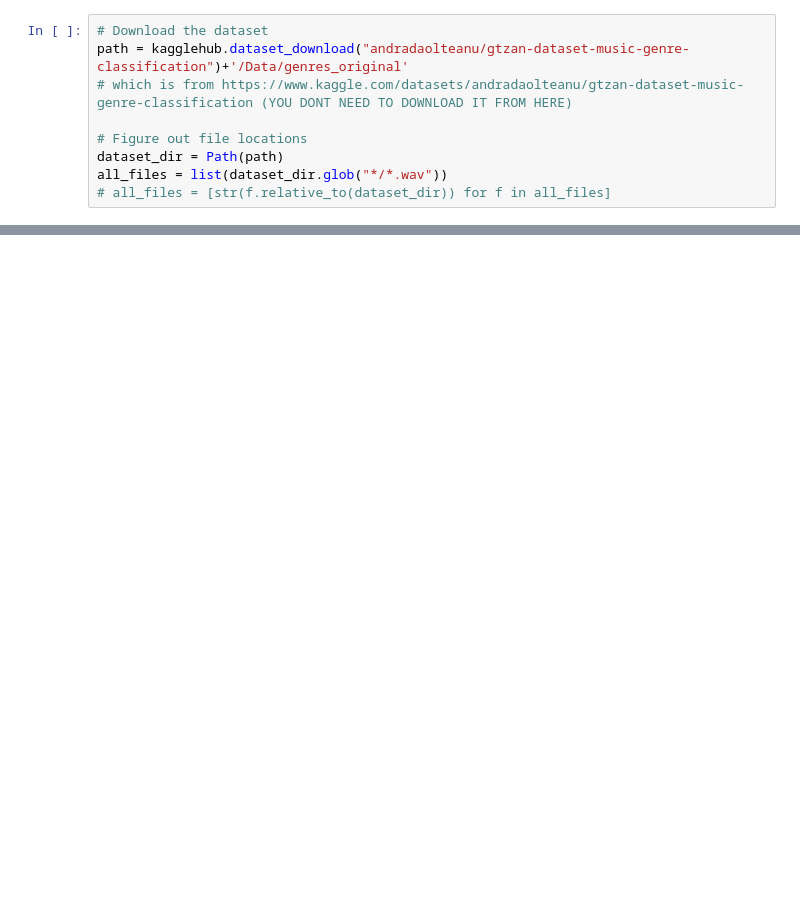
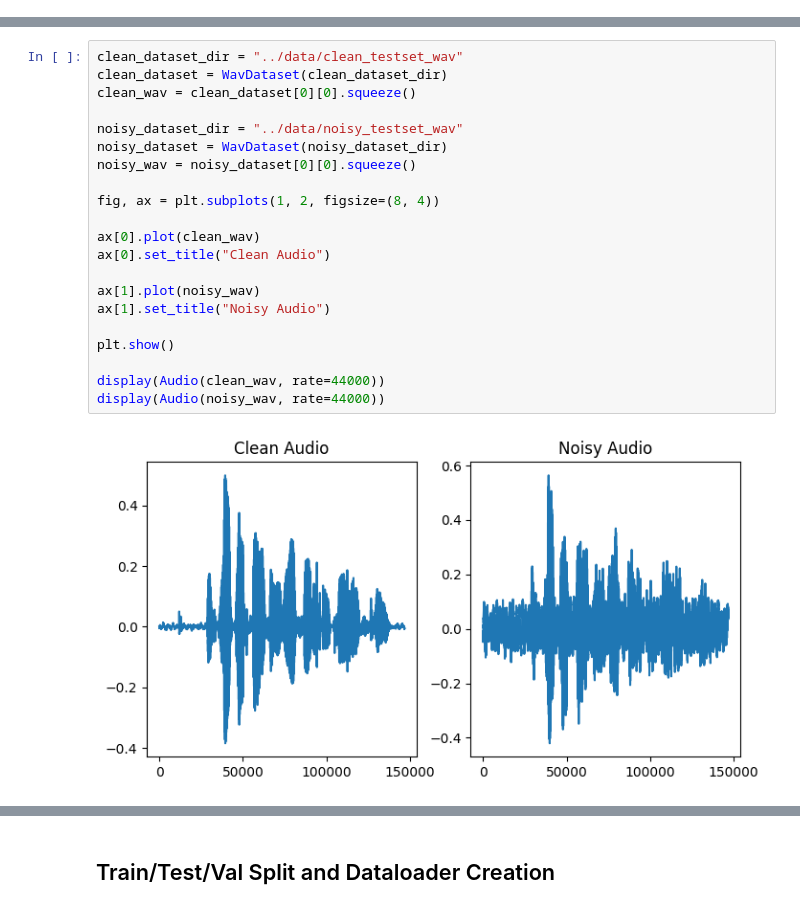
Before and after one commit to Renssit0/Audio-denoising, a Jupyter notebook: src/basic_pipeline_torch.ipynb, the cells around one changed output, grey strips where cells are left out. Drawn from its saved outputs; the diff is of its cells as text; blank space fills up the shorter version.

Commit message:
feat: dataset creation complete to do: read papers

```diff
--- a/src/basic_pipeline_torch.ipynb
+++ b/src/basic_pipeline_torch.ipynb
@@ -4,9 +0,0 @@ GPU: NVIDIA GeForce RTX 5070
-# %%
-# Download the dataset
-path = kagglehub.dataset_download("andradaolteanu/gtzan-dataset-music-genre-classification")+'/Data/genres_original'
-# which is from https://www.kaggle.com/datasets/andradaolteanu/gtzan-dataset-music-genre-classification (YOU DONT NEED TO DOWNLOAD IT FROM HERE)
-
-# Figure out file locations
-dataset_dir = Path(path)
-all_files = list(dataset_dir.glob("*/*.wav"))
-# all_files = [str(f.relative_to(dataset_dir)) for f in all_files]
@@ -172,0 +86,23 @@ if torch.cuda.is_available():
+# %%
+clean_dataset_dir = "../data/clean_testset_wav"
+clean_dataset = WavDataset(clean_dataset_dir)
+clean_wav = clean_dataset[0][0].squeeze()
+
+noisy_dataset_dir = "../data/noisy_testset_wav"
+noisy_dataset = WavDataset(noisy_dataset_dir)
+noisy_wav = noisy_dataset[0][0].squeeze()
+
+fig, ax = plt.subplots(1, 2, figsize=(8, 4))
+
+ax[0].plot(clean_wav)
+ax[0].set_title("Clean Audio")
+
+ax[1].plot(noisy_wav)
+ax[1].set_title("Noisy Audio")
+
+plt.show()
+
+display(Audio(clean_wav, rate=44000))
+display(Audio(noisy_wav, rate=44000))
+# %% [output]
+[figure, added]
@@ -172,0 +111,2 @@ if torch.cuda.is_available():
+# %% [markdown]
+## Train/Test/Val Split and Dataloader Creation
```
Also changed, not shown: parts of 15 cells of this notebook, 6 other files.
